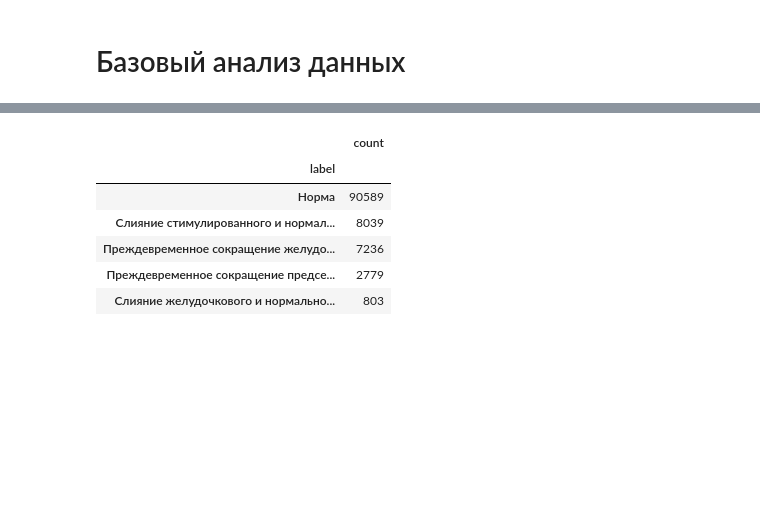
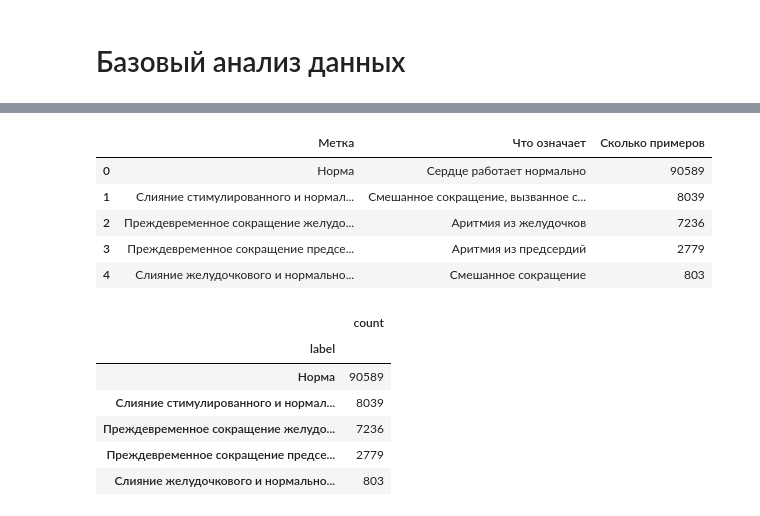
Before and after one commit to Alexbotduglas/MAI-2025-Diploma, a Jupyter notebook: Using_Neural_Networks_to_Classify_ECG_Signals(part_1).ipynb, the cells around one changed output, grey strips where cells are left out. Cells and saved outputs as stored; diff of their text form; code cells hidden in the pictures; blank space fills up the shorter version.

```diff
--- a/Using_Neural_Networks_to_Classify_ECG_Signals(part_1).ipynb
+++ b/Using_Neural_Networks_to_Classify_ECG_Signals(part_1).ipynb
@@ -158,3 +230,44 @@ config.csv_path = 'data.csv'
+# %%
+import pandas as pd
+
+# Создаём таблицу данных
+data = {
+    'Метка': [
+        'Норма',
+        'Слияние стимулированного и нормального сокращения',
+        'Преждевременное сокращение желудочков',
+        'Преждевременное сокращение предсердия',
+        'Слияние желудочкового и нормального сокращения'
+    ],
+    'Что означает': [
+        'Сердце работает нормально',
+        'Смешанное сокращение, вызванное стимулятором',
+        'Аритмия из желудочков',
+        'Аритмия из предсердий',
+        'Смешанное сокращение'
+    ],
+    'Сколько примеров': [
+        90589,
+        8039,
+        7236,
+        2779,
+        803
+    ]
+}
+
+# Преобразуем в DataFrame
+df_table = pd.DataFrame(data)
+
+# Красиво выводим таблицу
+from IPython.display import display
+display(df_table)
+# %% [output]
+|  | Метка | Что означает | Сколько примеров |
+| 0 | Норма | Сердце работает нормально | 90589 |
+| 1 | Слияние стимулированного и нормал... | Смешанное сокращение, вызванное с... | 8039 |
+| 2 | Преждевременное сокращение желудо... | Аритмия из желудочков | 7236 |
+| 3 | Преждевременное сокращение предсе... | Аритмия из предсердий | 2779 |
+| 4 | Слияние желудочкового и нормально... | Смешанное сокращение | 803 |
 # %%
 df_mitbih = pd.read_csv(config.csv_path)
 df_mitbih['label'].value_counts()
```
Also changed, not shown: parts of 32 cells of this notebook.
